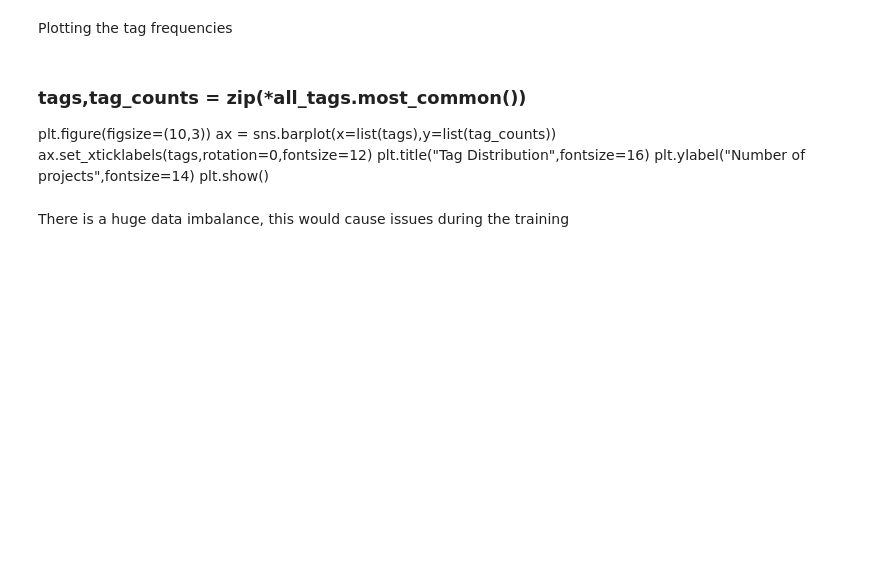
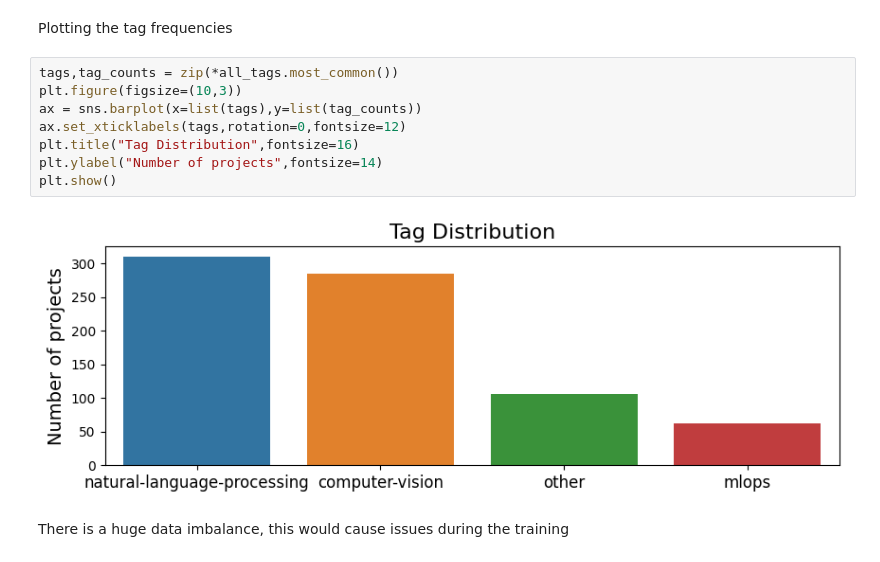
Before and after one commit to viraj-s15/Made-With-ML, a Jupyter notebook: notebooks/madewithml.ipynb, the cells around one changed output. Drawn from its saved outputs; the diff is of its cells as text; blank space fills up the shorter version.

```diff
--- a/notebooks/madewithml.ipynb
+++ b/notebooks/madewithml.ipynb
@@ -117,14 +117,16 @@ all_tags.most_common()
  ('mlops', 63)]
 # %% [markdown]
 Plotting the tag frequencies
-# %% [markdown]
-### tags,tag_counts = zip(*all_tags.most_common())
-plt.figure(figsize=(10,3))
-ax = sns.barplot(x=list(tags),y=list(tag_counts))
-ax.set_xticklabels(tags,rotation=0,fontsize=12)
-plt.title("Tag Distribution",fontsize=16)
-plt.ylabel("Number of projects",fontsize=14)
-plt.show()
+# %%
+tags,tag_counts = zip(*all_tags.most_common())
+plt.figure(figsize=(10,3))
+ax = sns.barplot(x=list(tags),y=list(tag_counts))
+ax.set_xticklabels(tags,rotation=0,fontsize=12)
+plt.title("Tag Distribution",fontsize=16)
+plt.ylabel("Number of projects",fontsize=14)
+plt.show()
+# %% [output]
+[figure, added]
 # %% [markdown]
 There is a huge data imbalance, this would cause issues during the training
 # %% [markdown]
```
Also changed, not shown: parts of 4 cells of this notebook, 3 other files.
